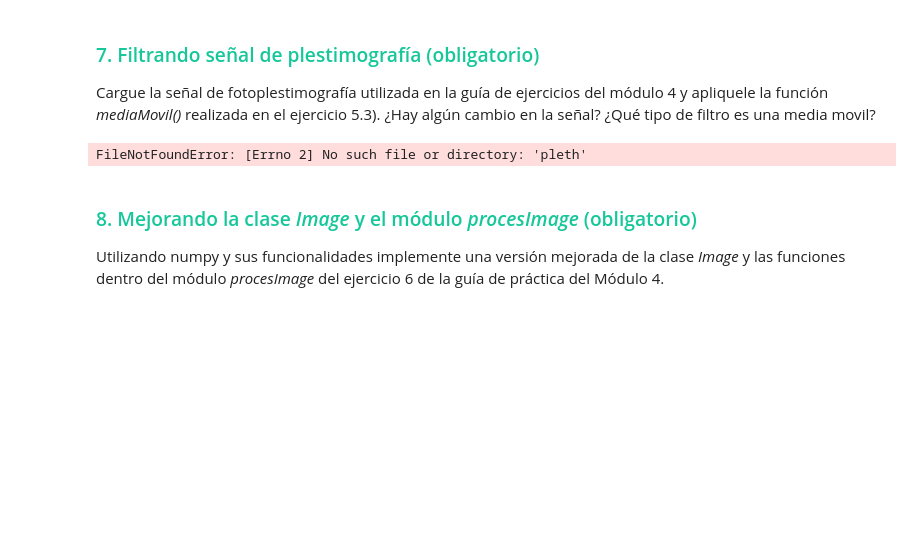
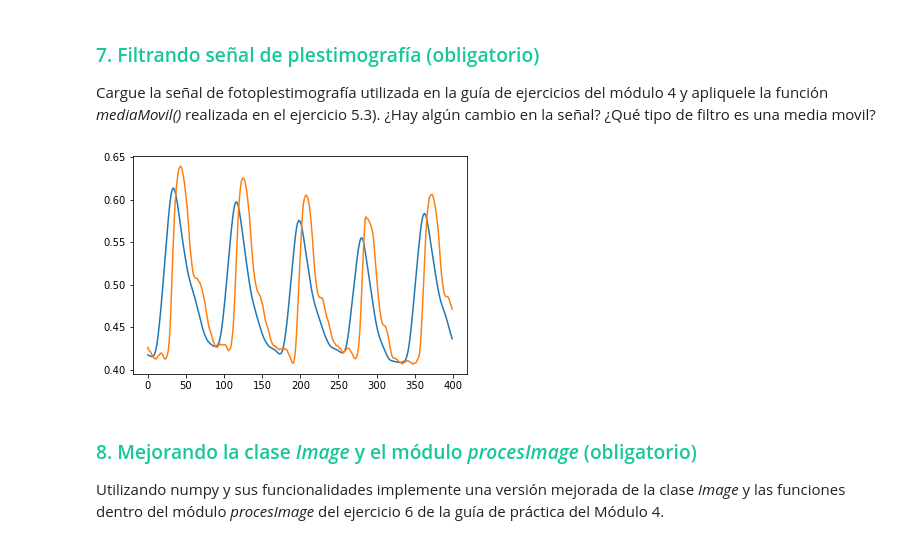
Before and after one commit to maximilianog258/PDAMaxiG, a Jupyter notebook: Jupyter teoría parte 6/Ejercitación Numpy/Módulo 6 - Ejercicios.ipynb, the cells around one changed output. Saved outputs shown, nothing was run; the diff lists cells and outputs as text; code cells hidden in the pictures; blank space fills up the shorter version.

```diff
--- a/Jupyter teoría parte 6/Ejercitación Numpy/Módulo 6 - Ejercicios.ipynb
+++ b/Jupyter teoría parte 6/Ejercitación Numpy/Módulo 6 - Ejercicios.ipynb
@@ -325,11 +353,28 @@ Cargue una imágen RGB y obtenga 4 arrays correspondientes a los cuatro cadrante
 
 Cargue la señal de fotoplestimografía utilizada en la guía de ejercicios del módulo 4 y apliquele la función *mediaMovil()* realizada en el ejercicio 5.3). ¿Hay algún cambio en la señal? ¿Qué tipo de filtro es una media movil?
 # %%
-file = open("pleth", "r")
-pleth = np.array(file.read().split(), dtype = np.float64)
-print(pleth)
+import numpy as np
+import matplotlib.pyplot as plt
+
+file = open("pleth.txt", "r")
+plethTxt = []
+for valor in file.read().split():
+    plethTxt.append(float(valor))
+
+n = 3500
+#define la función de promedio móvil
+def moving_avg (ejarr, n):
+    cumsum = np.cumsum (ejarr)
+    return (cumsum [n:] - cumsum [: - n]) / float (n)
+
+#calcular la media móvil utilizando los 3500 períodos de tiempo anteriores
+
+ejemplo=moving_avg(plethTxt,20)
+plt.plot(ejemplo[20000:20400]) #recortando utilizando 200 valores
+plt.plot(plethTxt[20000:20400])
+plt.show()
 # %% [output]
-FileNotFoundError: [Errno 2] No such file or directory: 'pleth'
+[figure, added]
 # %% [markdown]
 ### <span style='color:#16C79A'>8. Mejorando la clase *Image* y el módulo *procesImage* (obligatorio)</span>
 
```
Also changed, not shown: parts of 9 cells of this notebook, 5 other files.
